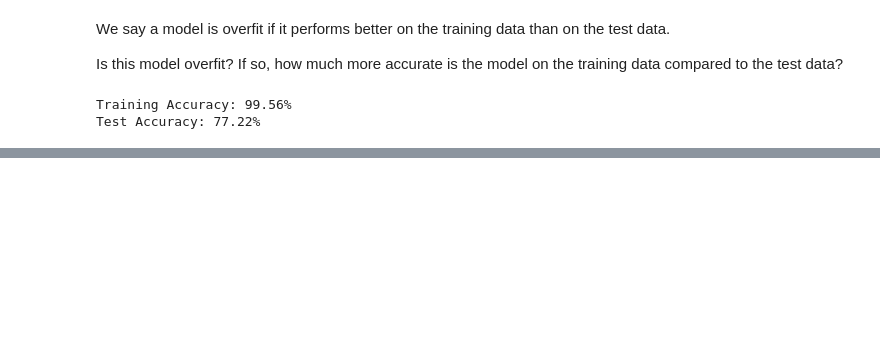
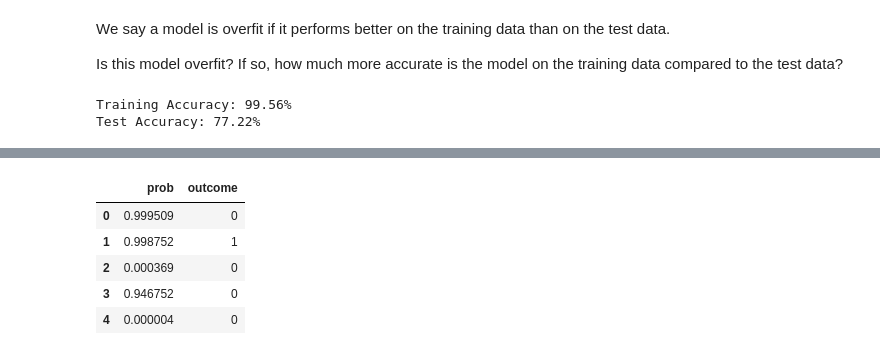
Before and after one commit to joaoDragado/dSc_roadmap, a Jupyter notebook: projects/SentimentAnalysis/HW3_user.ipynb, the cells around one changed output, grey strips where cells are left out. Cells and saved outputs as stored; diff of their text form; code cells hidden in the pictures; blank space fills up the shorter version.

```diff
--- a/projects/SentimentAnalysis/HW3_user.ipynb
+++ b/projects/SentimentAnalysis/HW3_user.ipynb
@@ -202,0 +226,14 @@ Test Accuracy: 77.22%
+# %%
+# model probabilities of freshness
+prob = clf.predict_proba(xtest)[:,1]
+# observed responces
+outcome = ytest
+data = pd.DataFrame(dict(prob=prob, outcome=outcome))
+data.head()
+# %% [output]
+|  | prob | outcome |
+| 0 | 0.999509 | 0 |
+| 1 | 0.998752 | 1 |
+| 2 | 0.000369 | 0 |
+| 3 | 0.946752 | 0 |
+| 4 | 0.000004 | 0 |
```
Also changed, not shown: parts of 10 cells of this notebook, 3 other files.
